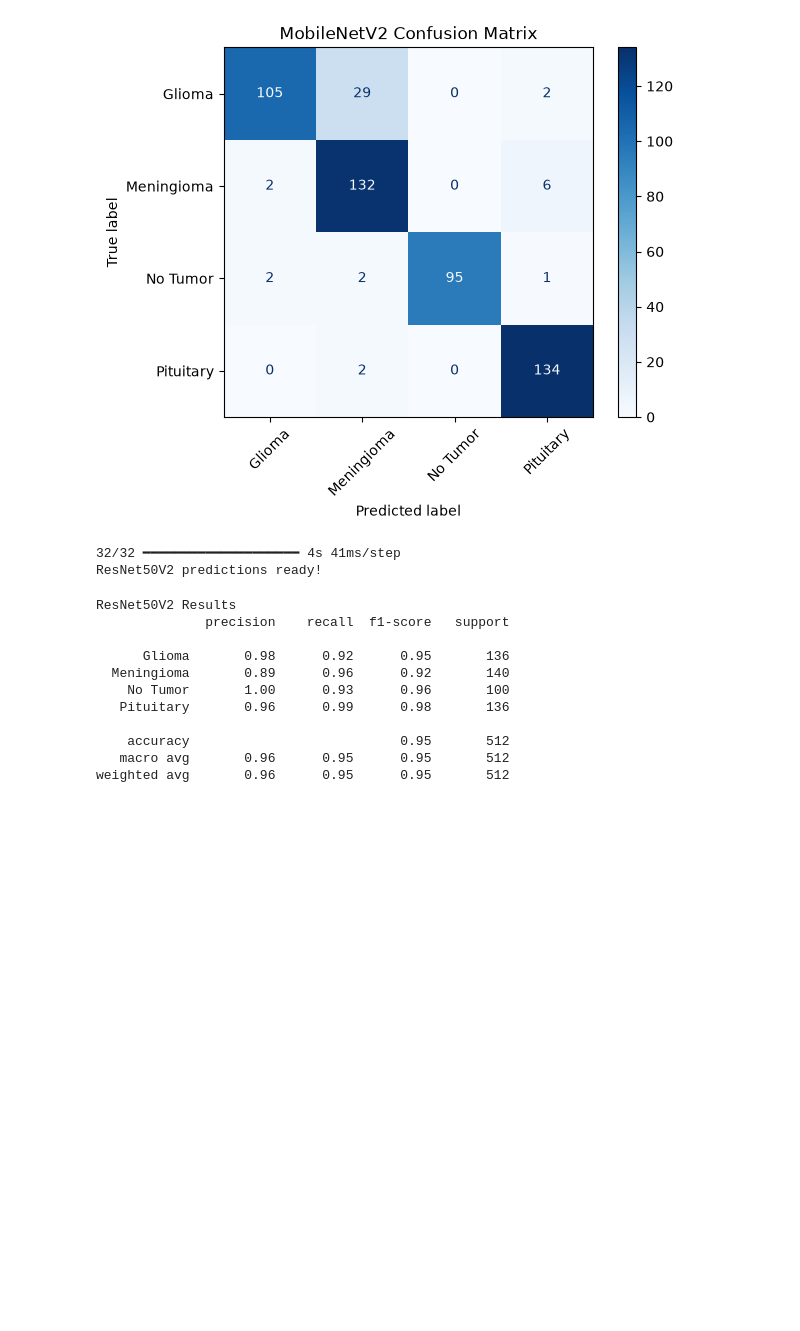
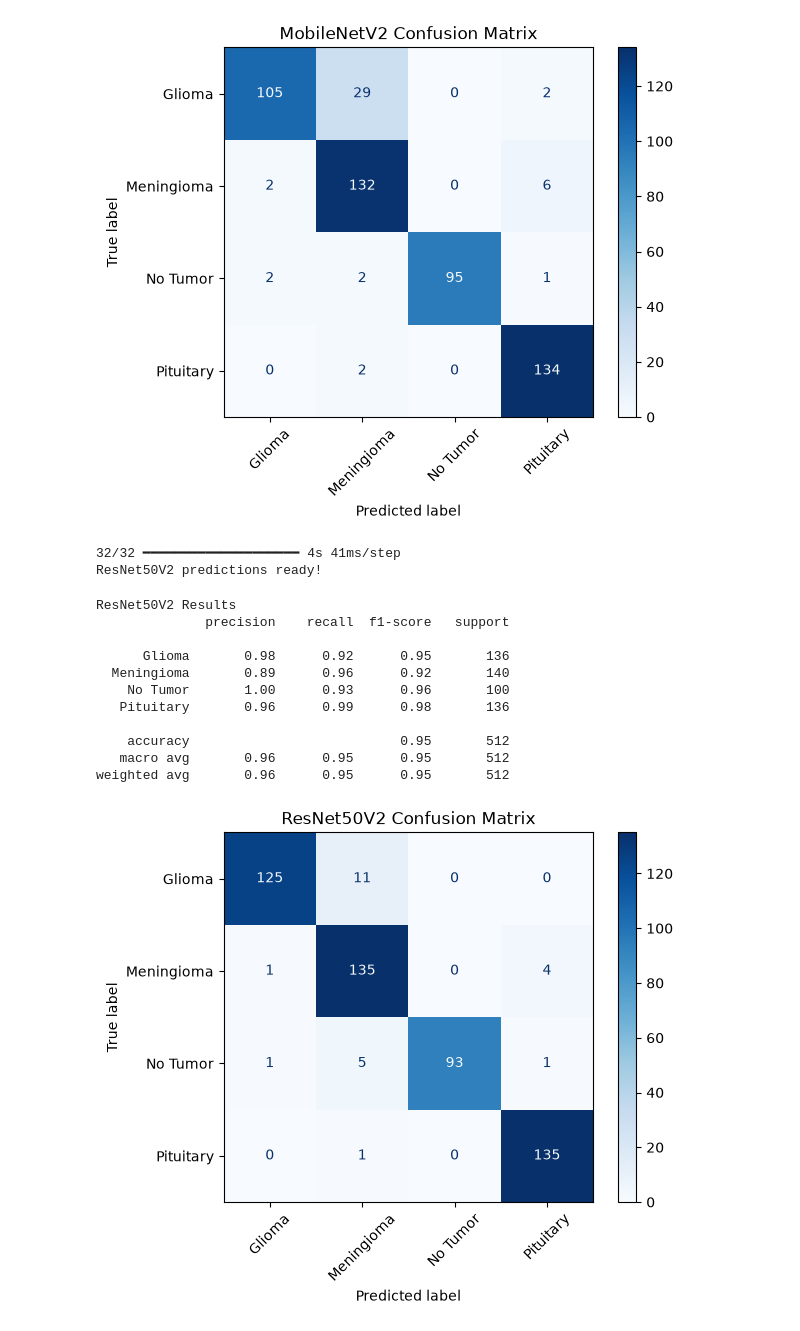
Before and after one commit to zakaryahari/mri-tumor-detection-pipeline, a Jupyter notebook: notebooks/D6_Model_Evaluation.ipynb, the cells around one changed output. Saved outputs shown, nothing was run; the diff lists cells and outputs as text; code cells hidden in the pictures; blank space fills up the shorter version.

```diff
--- a/notebooks/D6_Model_Evaluation.ipynb
+++ b/notebooks/D6_Model_Evaluation.ipynb
@@ -206,3 +206,21 @@ ResNet50V2 Results
     accuracy                           0.95       512
    macro avg       0.96      0.95      0.95       512
 weighted avg       0.96      0.95      0.95       512
+# %%
+cm_resnet = confusion_matrix(
+    y_true,
+    y_pred_resnet,
+    labels=[0, 1, 2, 3]
+)
+
+disp = ConfusionMatrixDisplay(
+    cm_resnet,
+    display_labels=class_names
+)
+
+disp.plot(cmap="Blues", xticks_rotation=45)
+
+plt.title("ResNet50V2 Confusion Matrix")
+plt.show()
+# %% [output]
+[figure, added]
```
